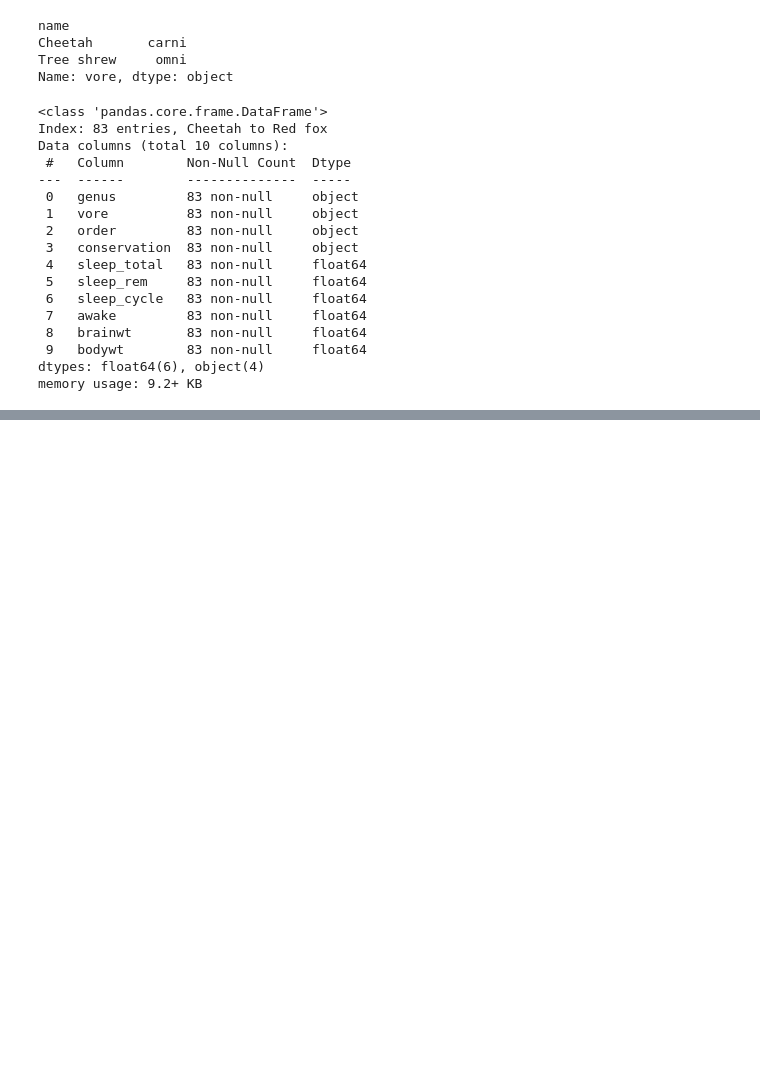
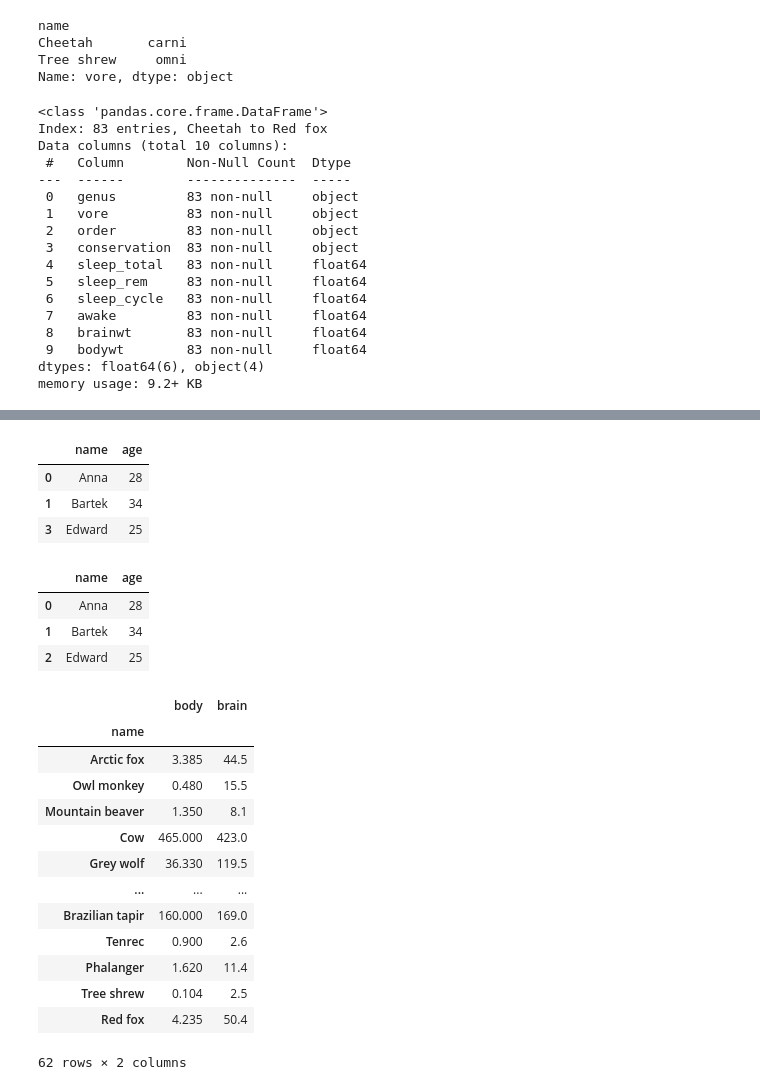
Before and after one commit to kudzik/Career-Path-Data-Science, a Jupyter notebook: Zadania/Zadania_Pandas.ipynb, the cells around one changed output, grey strips where cells are left out. Saved outputs shown, nothing was run; the diff lists cells and outputs as text; code cells hidden in the pictures; blank space fills up the shorter version.

```diff
--- a/Zadania/Zadania_Pandas.ipynb
+++ b/Zadania/Zadania_Pandas.ipynb
@@ -4391,0 +4432,53 @@ memory usage: 9.2+ KB
+# %%
+
+# index_to_drop = df[df["age"] >= 25].index
+# index_to_drop
+
+# df.drop(index_to_drop, inplace=True)
+
+to_drop = df["age"] < 25
+to_drop
+
+df = df[~to_drop]
+df
+# %% [output]
+|  | name | age |
+| 0 | Anna | 28 |
+| 1 | Bartek | 34 |
+| 3 | Edward | 25 |
+# %%
+df = df.reset_index(drop=True)
+df
+# %% [output]
+|  | name | age |
+| 0 | Anna | 28 |
+| 1 | Bartek | 34 |
+| 2 | Edward | 25 |
+# %%
+mammals = pd.read_csv(r"C:\Users\kudzi\source\repos\Career-Path-Data-Science\Pliki\mammals.csv")
+
+# mammals.set_index("name", inplace=True)
+# ## reset aby nie stracić kolumny name
+# mammals.reset_index(inplace=True)
+# mammals.set_index("brain", inplace=True)
+
+mammals.set_index("name", inplace=True)
+mammals.reset_index(drop=False, inplace=True)
+mammals.set_index("name", inplace=True)
+
+mammals
+# %% [output]
+|  | body | brain |
+| name |  |  |
+| Arctic fox | 3.385 | 44.5 |
+| Owl monkey | 0.480 | 15.5 |
+| Mountain beaver | 1.350 | 8.1 |
+| Cow | 465.000 | 423.0 |
+| Grey wolf | 36.330 | 119.5 |
+| ... | ... | ... |
+| Brazilian tapir | 160.000 | 169.0 |
+| Tenrec | 0.900 | 2.6 |
+| Phalanger | 1.620 | 11.4 |
+| Tree shrew | 0.104 | 2.5 |
+| Red fox | 4.235 | 50.4 |
+62 rows × 2 columns
```
Also changed, not shown: parts of 2 cells of this notebook, 2 other files.
